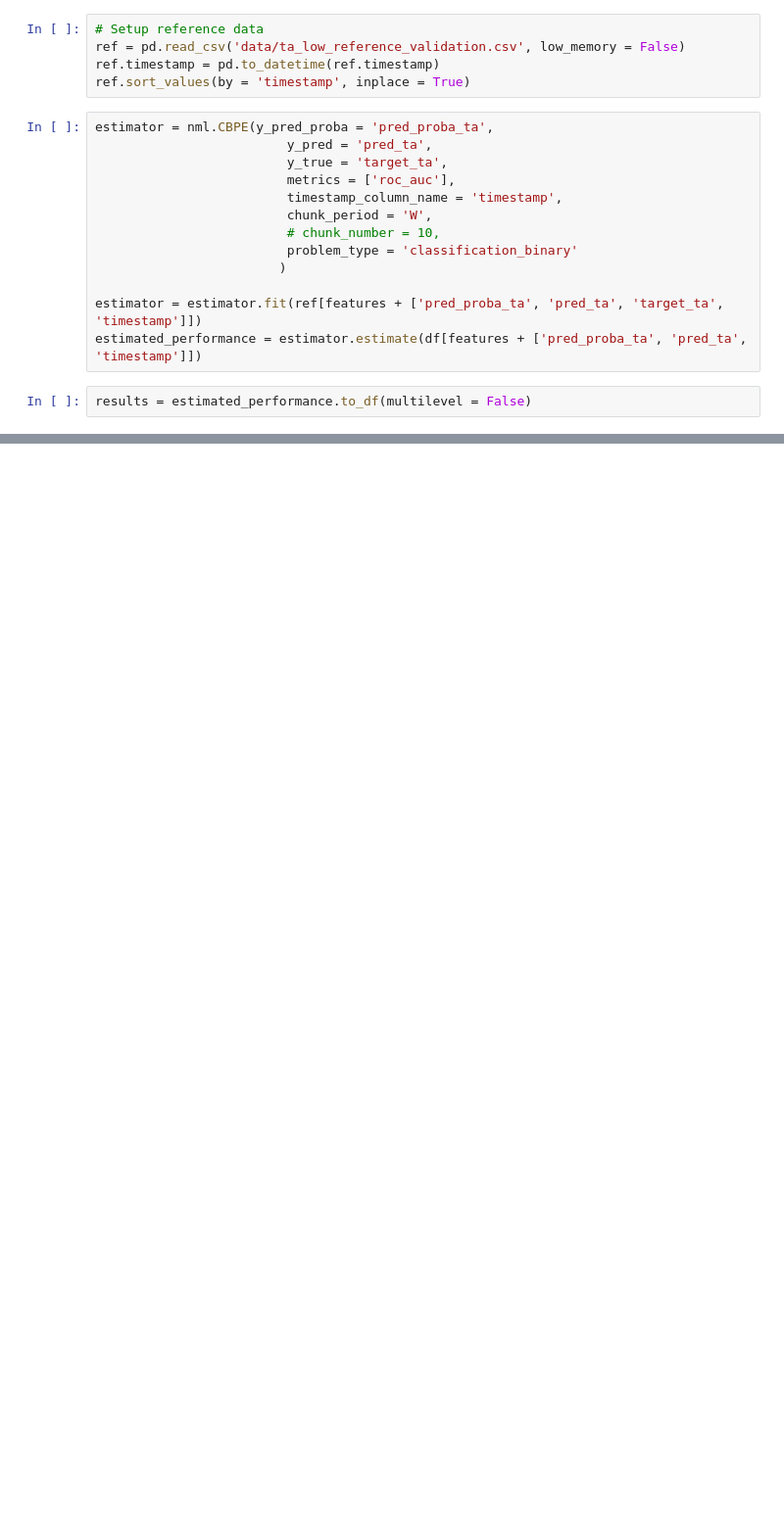
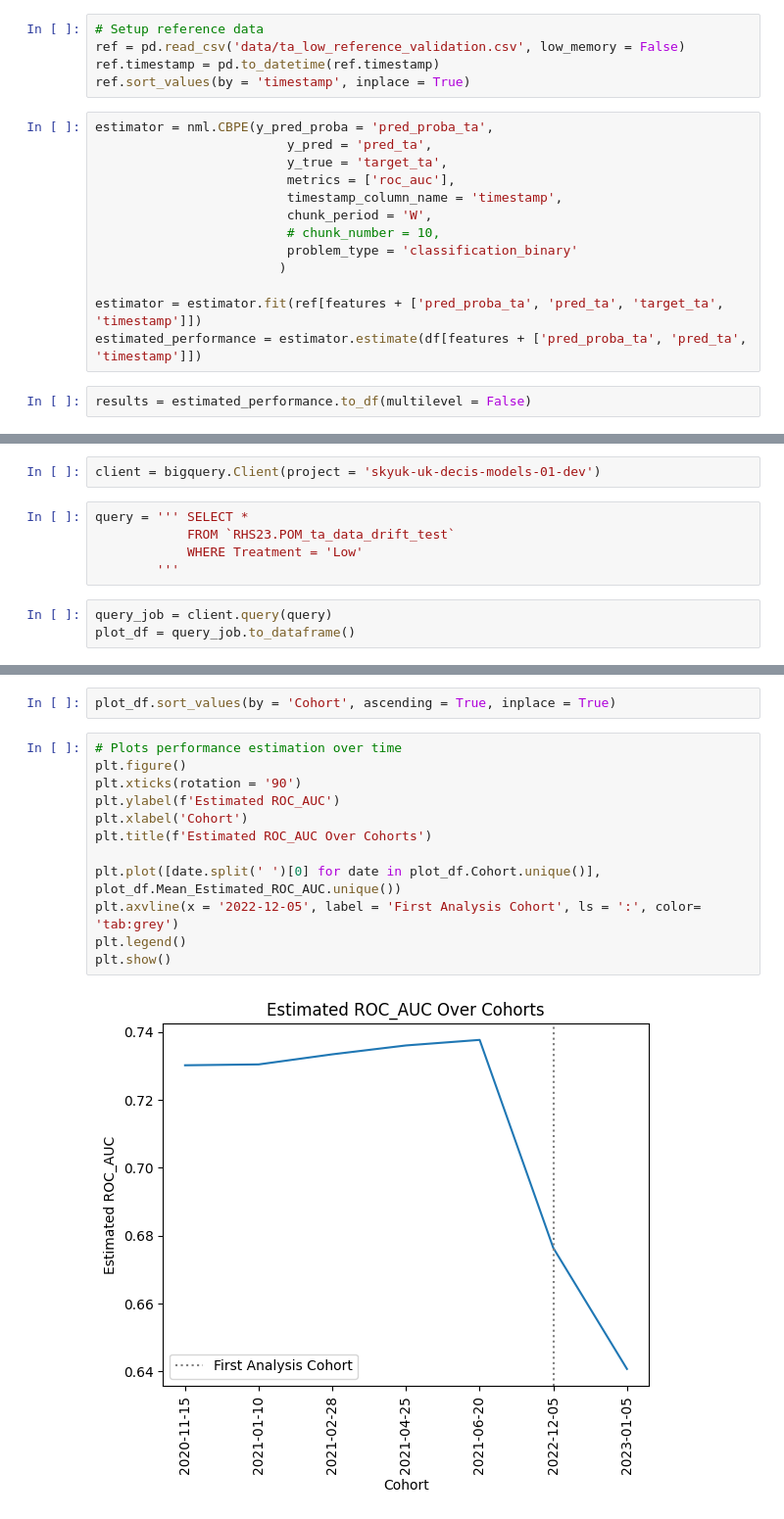
Before and after one commit to RHS23/POM-feature-drift, a Jupyter notebook: data_drift_dashboard.ipynb, the cells around one changed output, grey strips where cells are left out. Shown: that part at 98% size. Saved outputs shown, nothing was run; the diff lists cells and outputs as text; blank space fills up the shorter version.

```diff
--- a/data_drift_dashboard.ipynb
+++ b/data_drift_dashboard.ipynb
@@ -243,0 +730,10 @@ plt.show()
+# %%
+client = bigquery.Client(project = 'skyuk-uk-decis-models-01-dev')
+# %%
+query = ''' SELECT *
+            FROM `RHS23.POM_ta_data_drift_test`
+            WHERE Treatment = 'Low'
+        '''
+# %%
+query_job = client.query(query)
+plot_df = query_job.to_dataframe()
@@ -243,0 +749,16 @@ plt.show()
+# %%
+plot_df.sort_values(by = 'Cohort', ascending = True, inplace = True)
+# %%
+# Plots performance estimation over time
+plt.figure()
+plt.xticks(rotation = '90')
+plt.ylabel(f'Estimated ROC_AUC')
+plt.xlabel('Cohort')
+plt.title(f'Estimated ROC_AUC Over Cohorts')
+
+plt.plot([date.split(' ')[0] for date in plot_df.Cohort.unique()], plot_df.Mean_Estimated_ROC_AUC.unique())
+plt.axvline(x = '2022-12-05', label = 'First Analysis Cohort', ls = ':', color= 'tab:grey')
+plt.legend()
+plt.show()
+# %% [output]
+[figure, added]
```
Also changed, not shown: parts of 93 cells of this notebook, 7 other files.
